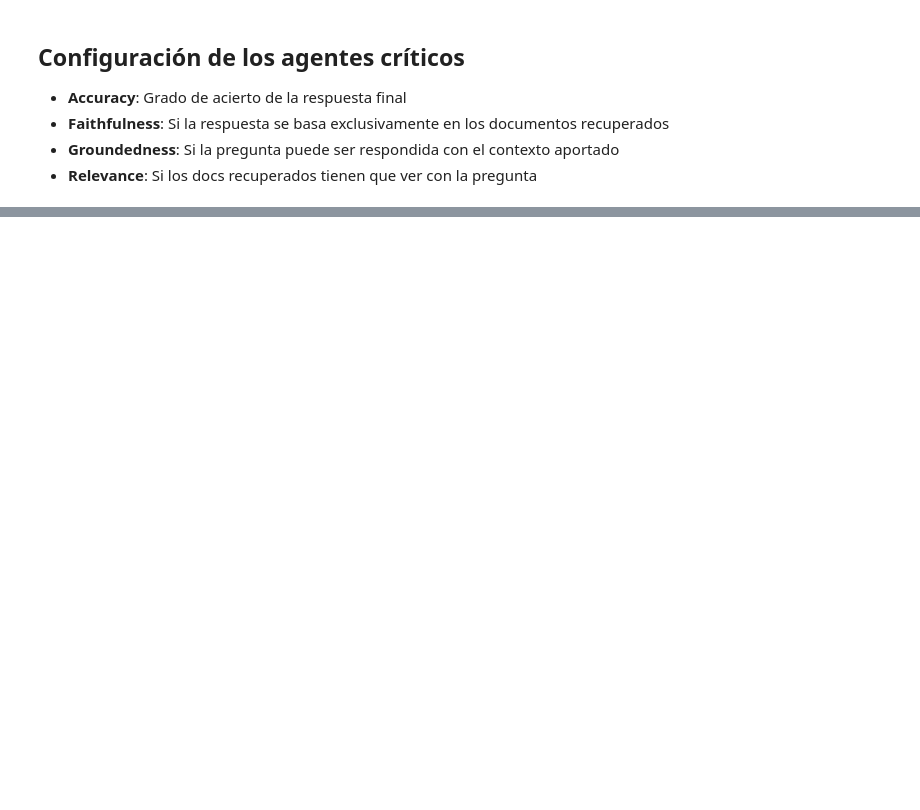
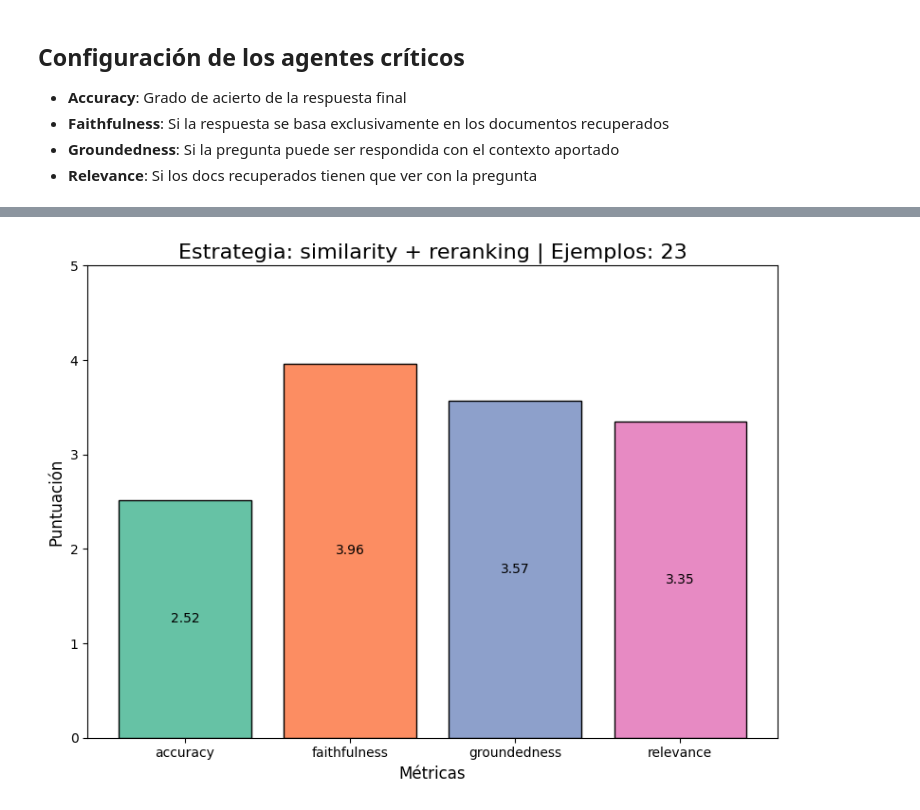
Before and after one commit to Valenz23/GeneRAG, a Jupyter notebook: rag_eval.ipynb, the cells around one changed output, grey strips where cells are left out. Saved outputs shown, nothing was run; the diff lists cells and outputs as text; code cells hidden in the pictures; blank space fills up the shorter version.

```diff
--- a/rag_eval.ipynb
+++ b/rag_eval.ipynb
@@ -214,0 +249,6 @@ eval_rag_df
+# %%
+eval_rag_df_rr = pd.DataFrame(eval_rag_rr, columns=columns)
+eval_rag_df_rr.to_csv(f"eval/eval_{search_type}_rr.csv", index=False)
+
+print("Resultados RAG + rerank")
+eval_rag_df_rr.head(10)
@@ -269,0 +337,45 @@ plt.show()
+# %%
+import matplotlib.pyplot as plt
+import seaborn as sns
+
+# Transponer el DataFrame para facilitar el plot
+data = scores_df_rr.transpose()
+data.columns = ["Puntuación"]
+
+# Colores distintos para cada barra
+colors = sns.color_palette("Set2", n_colors=len(data))
+
+# Crear la figura
+plt.figure(figsize=(8, 6))
+
+# Crear el gráfico de barras
+bars = plt.bar(data.index, data["Puntuación"], color=colors, edgecolor='black')
+
+# Añadir etiquetas centradas dentro de cada barra
+for bar in bars:
+    height = bar.get_height()
+    plt.text(
+        bar.get_x() + bar.get_width() / 2,
+        height / 2,
+        f"{height:.2f}",
+        ha='center',
+        va='center',
+        fontsize=10,
+        color='black'
+    )
+
+num_rows = len(eval_rag_df_rr)
+
+# Personalizar la gráfica
+plt.title(f"Estrategia: {search_type} + reranking | Ejemplos: {num_rows}", fontsize=16)
+plt.xlabel("Métricas", fontsize=12)
+plt.ylabel("Puntuación", fontsize=12)
+plt.ylim(0, 5)
+plt.xticks(rotation=0)
+plt.tight_layout()
+
+# Guardar y mostrar la gráfica
+plt.savefig(f"images/eval_{search_type}_2_rr.png", dpi=300, bbox_inches="tight")
+plt.show()
+# %% [output]
+[figure, added]
```
Also changed, not shown: parts of 13 cells of this notebook, 5 other files.
